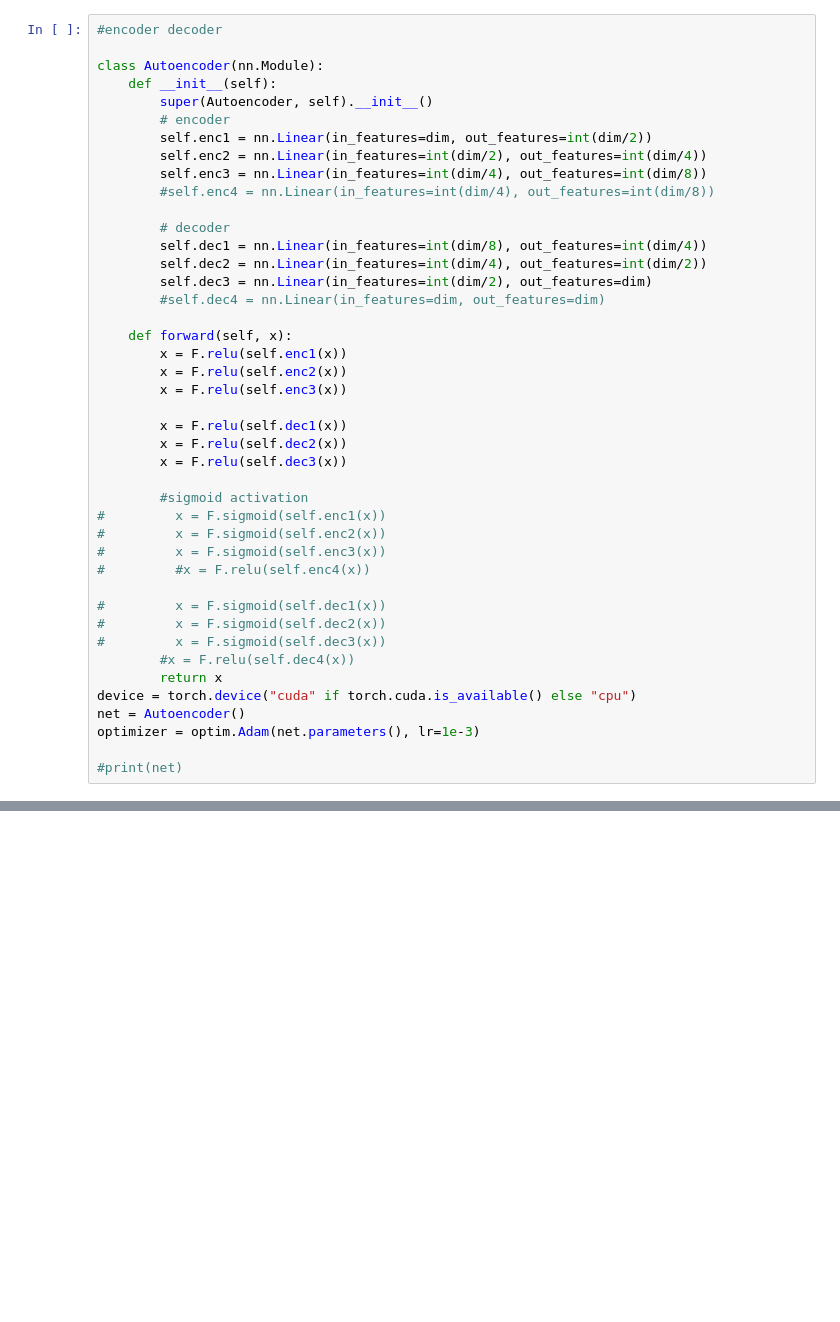
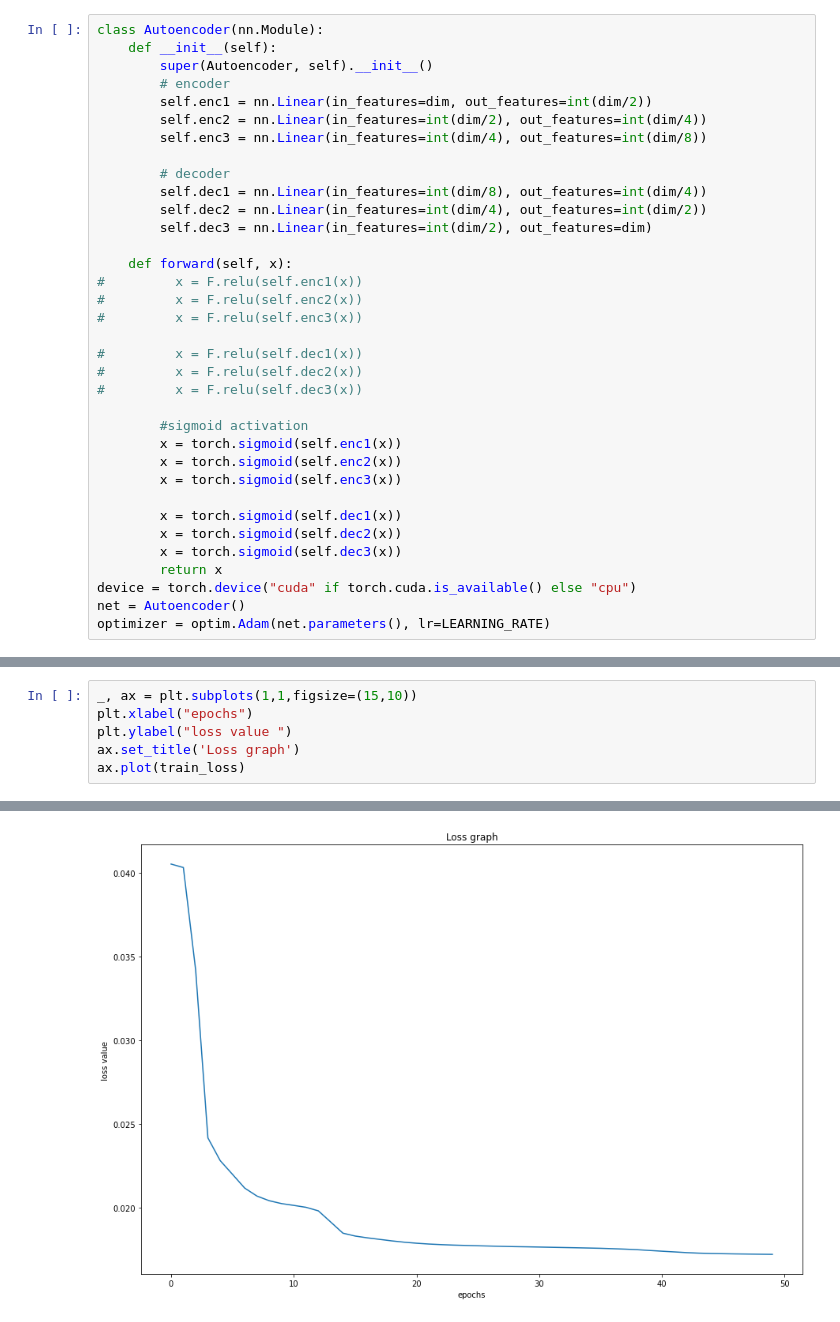
Before and after one commit to ArifulIslamPreence/IoT-TCP-Attack-detection, a Jupyter notebook: notebooks/tran_autoencoder.ipynb, the cells around one changed output, grey strips where cells are left out. Saved outputs shown, nothing was run; the diff lists cells and outputs as text; blank space fills up the shorter version.

```diff
--- a/notebooks/tran_autoencoder.ipynb
+++ b/notebooks/tran_autoencoder.ipynb
@@ -71,7 +64,5 @@ tensor([[1.0000e+00, 1.9027e-01, 1.0000e+00,  ..., 5.8152e+08, 0.0000e+00,
          0.0000e+00]])
 # %%
-#encoder decoder
-
 class Autoencoder(nn.Module):
     def __init__(self):
         super(Autoencoder, self).__init__()
@@ -79,39 +70,33 @@ class Autoencoder(nn.Module):
         self.enc1 = nn.Linear(in_features=dim, out_features=int(dim/2))
         self.enc2 = nn.Linear(in_features=int(dim/2), out_features=int(dim/4))
         self.enc3 = nn.Linear(in_features=int(dim/4), out_features=int(dim/8))
-        #self.enc4 = nn.Linear(in_features=int(dim/4), out_features=int(dim/8))
 
         # decoder
         self.dec1 = nn.Linear(in_features=int(dim/8), out_features=int(dim/4))
         self.dec2 = nn.Linear(in_features=int(dim/4), out_features=int(dim/2))
         self.dec3 = nn.Linear(in_features=int(dim/2), out_features=dim)
-        #self.dec4 = nn.Linear(in_features=dim, out_features=dim)
 
     def forward(self, x):
-        x = F.relu(self.enc1(x))
-        x = F.relu(self.enc2(x))
-        x = F.relu(self.enc3(x))
+#         x = F.relu(self.enc1(x))
+#         x = F.relu(self.enc2(x))
+#         x = F.relu(self.enc3(x))
 
-        x = F.relu(self.dec1(x))
-        x = F.relu(self.dec2(x))
-        x = F.relu(self.dec3(x))
+#         x = F.relu(self.dec1(x))
+#         x = F.relu(self.dec2(x))
+#         x = F.relu(self.dec3(x))
 
         #sigmoid activation
-#         x = F.sigmoid(self.enc1(x))
-#         x = F.sigmoid(self.enc2(x))
-#         x = F.sigmoid(self.enc3(x))
-#         #x = F.relu(self.enc4(x))
+        x = torch.sigmoid(self.enc1(x))
+        x = torch.sigmoid(self.enc2(x))
+        x = torch.sigmoid(self.enc3(x))
 
-#         x = F.sigmoid(self.dec1(x))
-#         x = F.sigmoid(self.dec2(x))
-#         x = F.sigmoid(self.dec3(x))
-        #x = F.relu(self.dec4(x))
+        x = torch.sigmoid(self.dec1(x))
+        x = torch.sigmoid(self.dec2(x))
+        x = torch.sigmoid(self.dec3(x))
         return x
 device = torch.device("cuda" if torch.cuda.is_available() else "cpu")
 net = Autoencoder()
-optimizer = optim.Adam(net.parameters(), lr=1e-3)
-
-#print(net)
+optimizer = optim.Adam(net.parameters(), lr=LEARNING_RATE)
 # %%
 #Trainning model
 
@@ -162,0 +152,7 @@ Epoch 46 of 50, Train Loss: -7009131263531169087488.000
+# %%
+_, ax = plt.subplots(1,1,figsize=(15,10))
+plt.xlabel("epochs")
+plt.ylabel("loss value ")
+ax.set_title('Loss graph')
+ax.plot(train_loss)
+# %% [output]
@@ -163,3 +160,4 @@ Epoch 46 of 50, Train Loss: -7009131263531169087488.000
+[figure, added]
 # %%
 #Prediction threshold
 
```
Also changed, not shown: parts of 9 cells of this notebook.
